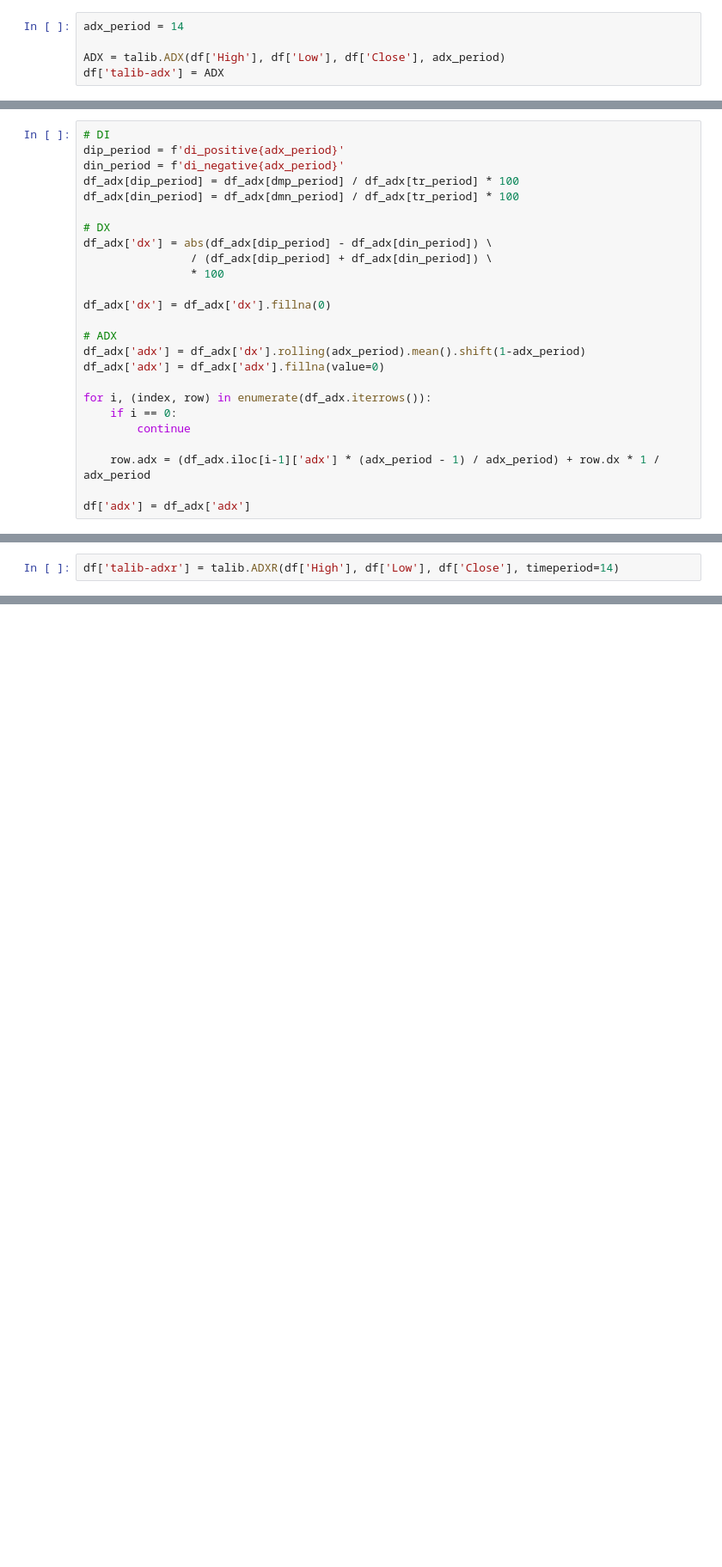
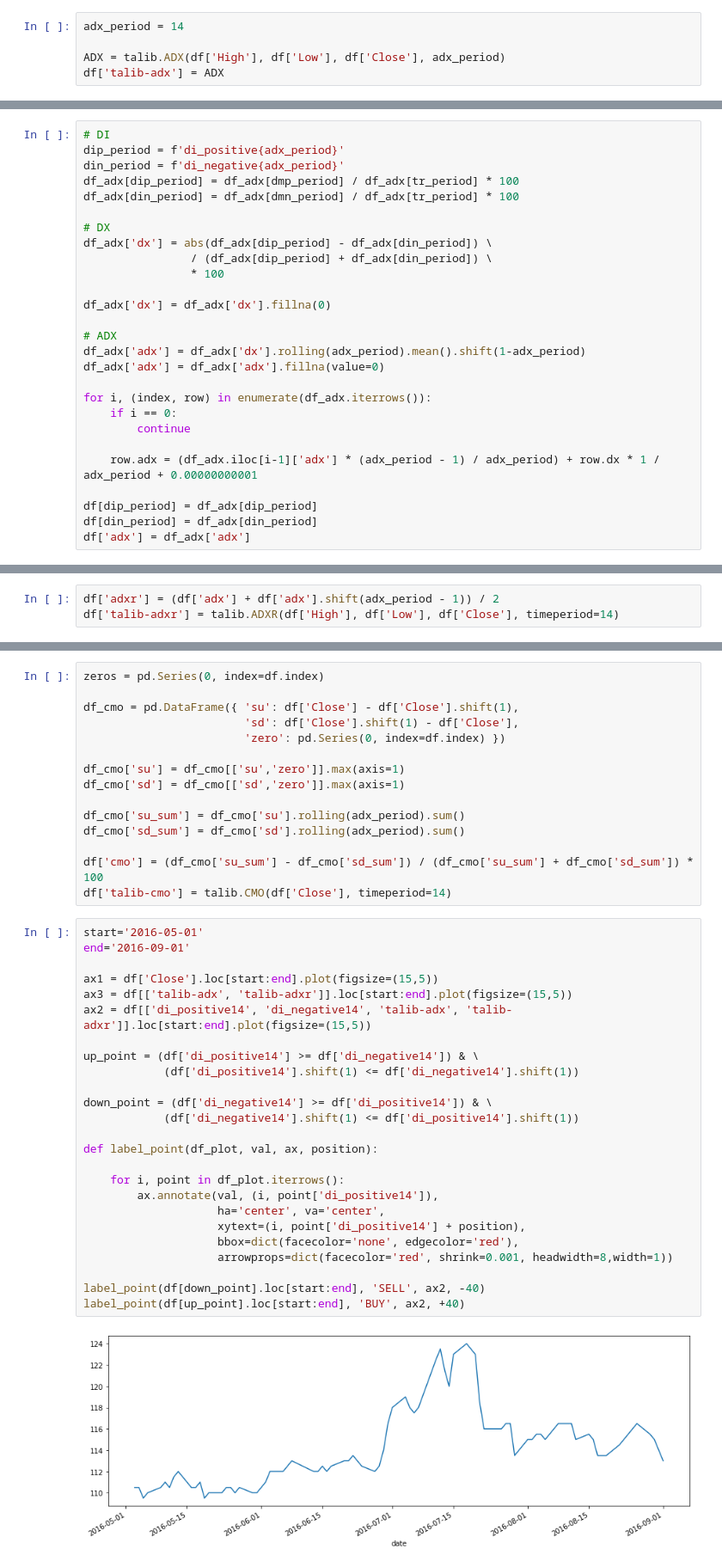
Before and after one commit to steny138/TWStockML, a Jupyter notebook: lyctwstock/technical-analysis.ipynb, the cells around one changed output, grey strips where cells are left out. Shown at 86% size. Cells and saved outputs as stored; diff of their text form; blank space fills up the shorter version.

```diff
--- a/lyctwstock/technical-analysis.ipynb
+++ b/lyctwstock/technical-analysis.ipynb
@@ -125,6 +125,8 @@ for i, (index, row) in enumerate(df_adx.iterrows()):
     if i == 0:
         continue
 
-    row.adx = (df_adx.iloc[i-1]['adx'] * (adx_period - 1) / adx_period) + row.dx * 1 / adx_period
+    row.adx = (df_adx.iloc[i-1]['adx'] * (adx_period - 1) / adx_period) + row.dx * 1 / adx_period + 0.00000000001
 
+df[dip_period] = df_adx[dip_period]
+df[din_period] = df_adx[din_period]
 df['adx'] = df_adx['adx']
@@ -133,2 +135,3 @@ df['adx'] = df_adx['adx']
 # %%
+df['adxr'] = (df['adx'] + df['adx'].shift(adx_period - 1)) / 2
 df['talib-adxr'] = talib.ADXR(df['High'], df['Low'], df['Close'], timeperiod=14)
@@ -134,0 +219,42 @@ df['talib-adxr'] = talib.ADXR(df['High'], df['Low'], df['Close'], timeperiod=14)
+# %%
+zeros = pd.Series(0, index=df.index)
+
+df_cmo = pd.DataFrame({ 'su': df['Close'] - df['Close'].shift(1),
+                        'sd': df['Close'].shift(1) - df['Close'],
+                        'zero': pd.Series(0, index=df.index) })
+
+df_cmo['su'] = df_cmo[['su','zero']].max(axis=1)
+df_cmo['sd'] = df_cmo[['sd','zero']].max(axis=1)
+
+df_cmo['su_sum'] = df_cmo['su'].rolling(adx_period).sum()
+df_cmo['sd_sum'] = df_cmo['sd'].rolling(adx_period).sum()
+
+df['cmo'] = (df_cmo['su_sum'] - df_cmo['sd_sum']) / (df_cmo['su_sum'] + df_cmo['sd_sum']) * 100
+df['talib-cmo'] = talib.CMO(df['Close'], timeperiod=14)
+# %%
+start='2016-05-01'
+end='2016-09-01'
+
+ax1 = df['Close'].loc[start:end].plot(figsize=(15,5))
+ax3 = df[['talib-adx', 'talib-adxr']].loc[start:end].plot(figsize=(15,5))
+ax2 = df[['di_positive14', 'di_negative14', 'talib-adx', 'talib-adxr']].loc[start:end].plot(figsize=(15,5))
+
+up_point = (df['di_positive14'] >= df['di_negative14']) & \
+            (df['di_positive14'].shift(1) <= df['di_negative14'].shift(1))
+
+down_point = (df['di_negative14'] >= df['di_positive14']) & \
+            (df['di_negative14'].shift(1) <= df['di_positive14'].shift(1))
+
+def label_point(df_plot, val, ax, position):
+
+    for i, point in df_plot.iterrows():
+        ax.annotate(val, (i, point['di_positive14']),
+                    ha='center', va='center',
+                    xytext=(i, point['di_positive14'] + position),
+                    bbox=dict(facecolor='none', edgecolor='red'),
+                    arrowprops=dict(facecolor='red', shrink=0.001, headwidth=8,width=1))
+
+label_point(df[down_point].loc[start:end], 'SELL', ax2, -40)
+label_point(df[up_point].loc[start:end], 'BUY', ax2, +40)
+# %% [output]
+[figure, added]
```
Also changed, not shown: parts of 14 cells of this notebook.
